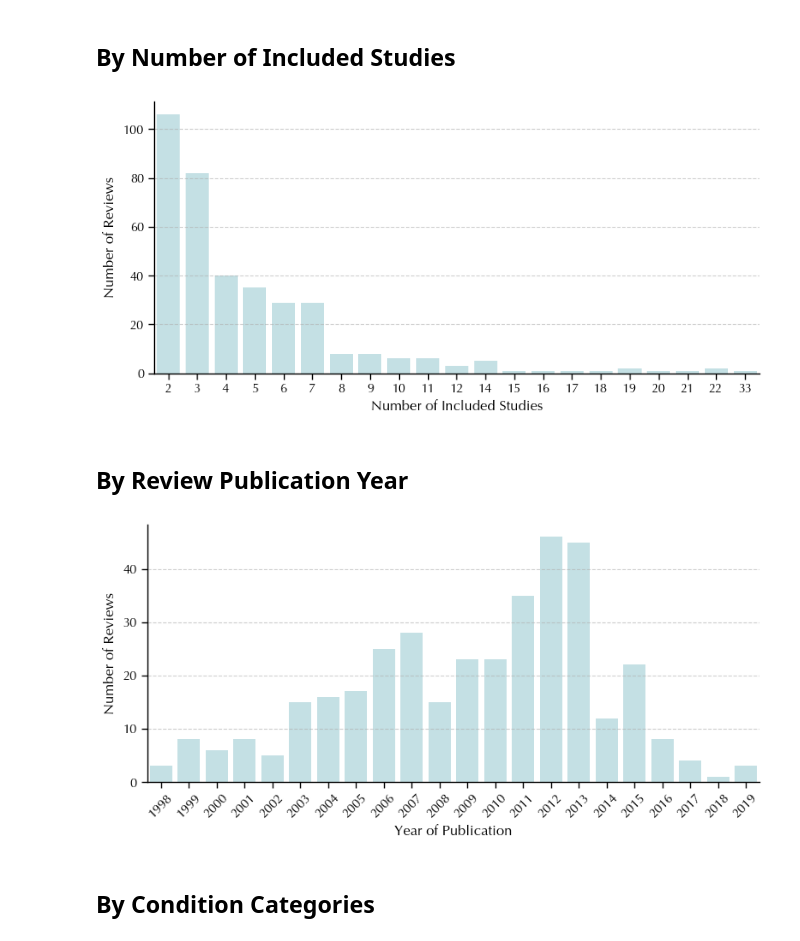
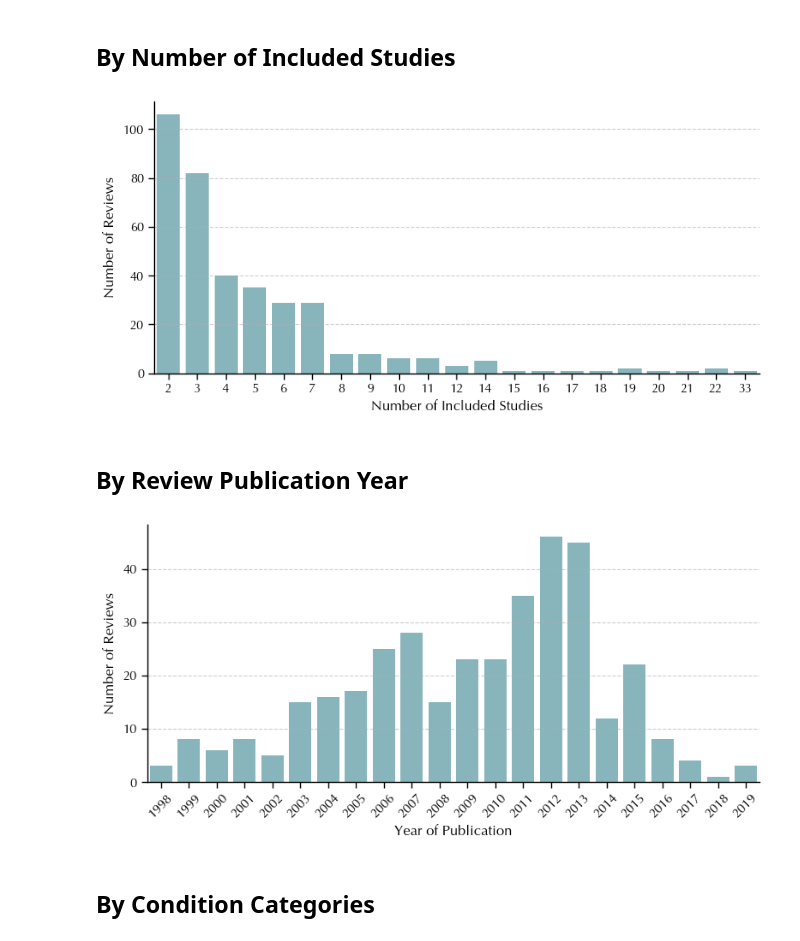
Before and after one commit to hyesunyun/LLMHealthFramingEffect, a Jupyter notebook: data/generate_data_stats_figures.ipynb, the cells around one changed output. Cells and saved outputs as stored; diff of their text form; code cells hidden in the pictures.

Commit message:
data figures

```diff
--- a/data/generate_data_stats_figures.ipynb
+++ b/data/generate_data_stats_figures.ipynb
@@ -30,7 +30,7 @@ number of reviews after question generation (simplified): 363
 ## By Number of Included Studies
 # %%
 plt.figure(figsize=(8, 4))
-sns.countplot(data=extracted_questions_df, x='NumInputs', color='#BFE4E9')
+sns.countplot(data=extracted_questions_df, x='NumInputs', color='#7fbbc5')
 sns.despine()
 
 # Customizing the chart for readability
@@ -44,27 +44,27 @@ plt.savefig('../code/outputs/figures/review_distribution_by_num_studies.pdf', fo
 
 plt.show()
 # %% [output]
-[figure, old version]
+[figure, new version]
 # %% [markdown]
 ## By Review Publication Year
 # %%
 plt.figure(figsize=(8, 4))
-sns.countplot(data=extracted_questions_df, x='Year', color='#BFE4E9')
+sns.countplot(data=extracted_questions_df, x='Year', color='#7fbbc5')
 sns.despine()
 
 # Customizing the chart for readability
 # plt.title('Distribution of Reviews by Year', fontsize=15)
 plt.xlabel('Year of Publication', fontweight='bold', fontsize=12)
 plt.ylabel('Number of Reviews', fontweight='bold', fontsize=12)
 plt.xticks(rotation=45)  # Rotate labels if you have many years
 plt.grid(axis='y', linestyle='--', alpha=0.6)
 
 plt.tight_layout()
 plt.savefig('../code/outputs/figures/review_distribution_by_year.pdf', format='pdf')
 
 plt.show()
 # %% [output]
-[figure, old version]
+[figure, new version]
 # %% [markdown]
 ## By Condition Categories
 # %%
```
Also changed, not shown: parts of 2 cells of this notebook.
